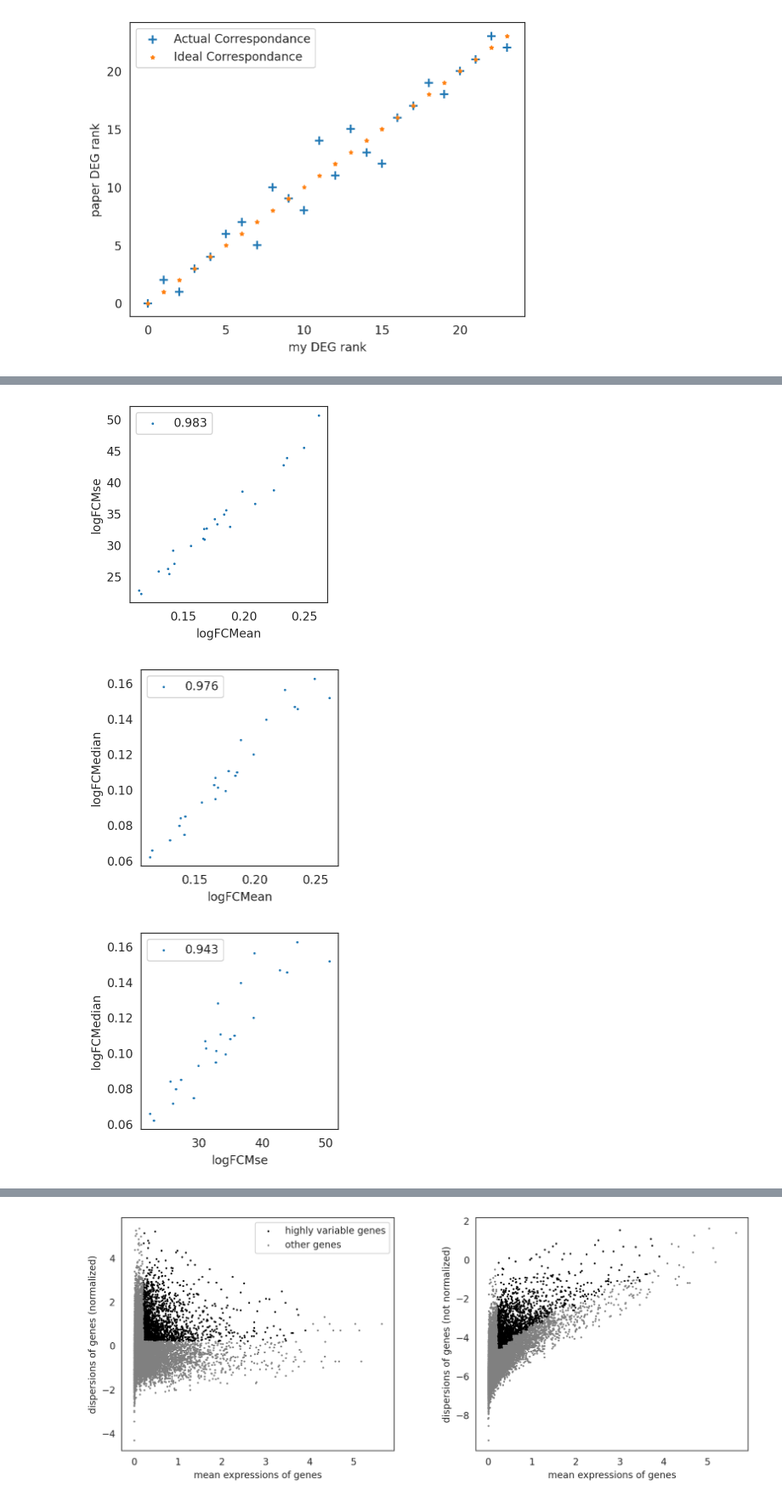
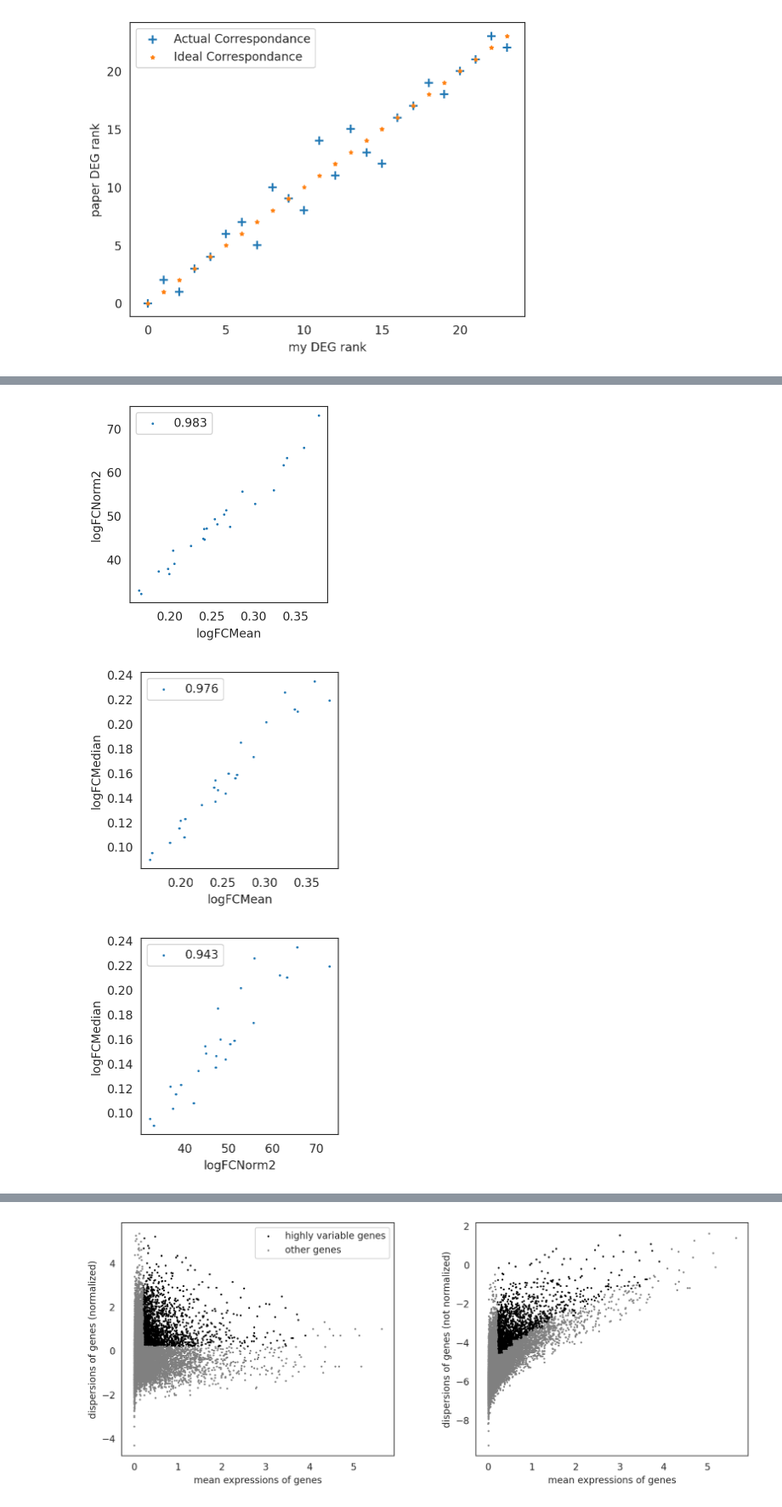
Before and after one commit to ekernf01/perturbation_data, a Jupyter notebook: setup/freimer.ipynb, the cells around one changed output, grey strips where cells are left out. Shown at 85% size. Saved outputs shown, nothing was run; the diff lists cells and outputs as text; code cells hidden in the pictures.

```diff
--- a/setup/freimer.ipynb
+++ b/setup/freimer.ipynb
@@ -221,7 +244,7 @@ def checkMetricCorrelation(metric1: np.ndarray, metric2: np.ndarray, n1: str, n2
     plt.legend()
     plt.show()
 
-listOfMetrics = ["diffExprGene", "mutualInfo", "logFCMean", "logFCMse", "logFCMedian"]
+listOfMetrics = ["diffExprGene", "mutualInfo", "logFCMean", "logFCNorm2", "logFCMedian"]
 for (p1, p2) in it.combinations(listOfMetrics, r=2):
     checkMetricCorrelation(eval(p1), eval(p2), p1, p2)
 # %% [output]
@@ -235,6 +258,6 @@ for (p1, p2) in it.combinations(listOfMetrics, r=2):
-[figure, old version]
+[figure, new version]
-[figure, old version]
+[figure, new version]
-[figure, old version]
+[figure, new version]
 # %%
 """
 Downloaded from http://humantfs.ccbr.utoronto.ca/download.php """
```
Also changed, not shown: parts of 8 cells of this notebook, 4 other files.
